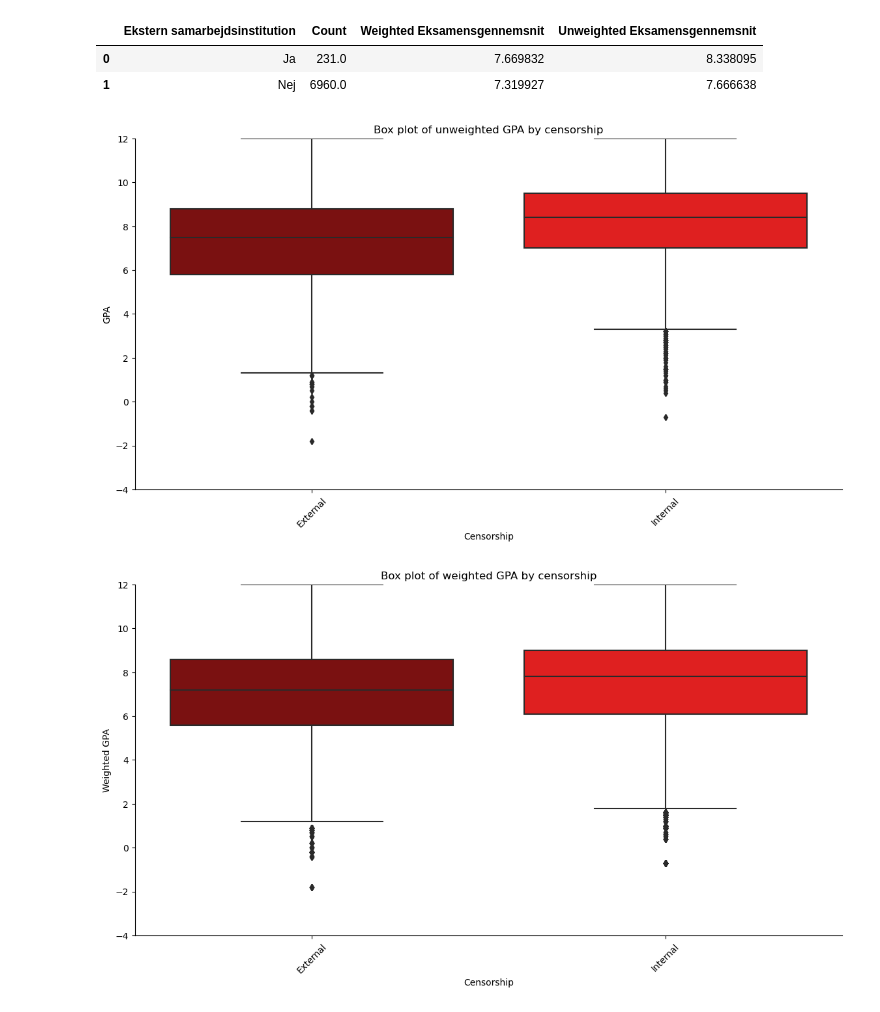
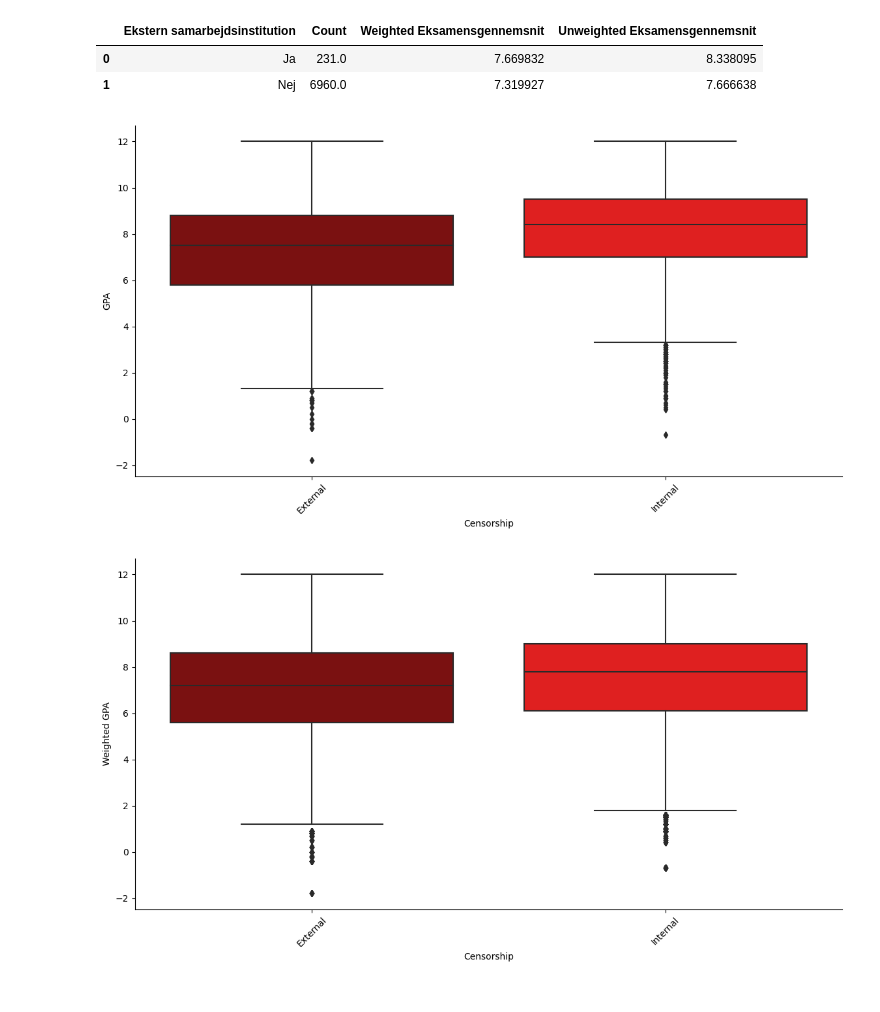
Before and after one commit to fmb622/isds2024exam, a Jupyter notebook: plots.ipynb, the cells around one changed output. Drawn from its saved outputs; the diff is of its cells as text; code cells hidden in the pictures.

```diff
--- a/plots.ipynb
+++ b/plots.ipynb
@@ -205,41 +194,38 @@ df['Eksamensgennemsnit'] = pd.to_numeric(df['Eksamensgennemsnit'], errors='coerc
 # Create a weighted version of 'Eksamensgennemsnit' and expand the dataset
 weighted_data = df.loc[df.index.repeat(df['Fremmødte'])].copy()
 weighted_data['Weighted Eksamensgennemsnit'] = weighted_data['Eksamensgennemsnit']
 
 # Rename 'Ekstern' to 'External' and 'Intern' to 'Internal'
 weighted_data['Bedømmelsesform'] = weighted_data['Bedømmelsesform'].replace({'Ekstern': 'External', 'Intern': 'Internal'})
 df['Bedømmelsesform'] = df['Bedømmelsesform'].replace({'Ekstern': 'External', 'Intern': 'Internal'})
 
 # Define the color palette for the box plots
 box_color = {'External': 'darkred', 'Internal': 'red'}
 
-
 # --- Plot Unweighted Box Plot ---
 plt.figure(figsize=(14, 7))
 sns.boxplot( x='Bedømmelsesform', y='Eksamensgennemsnit', data=df, palette=box_color)
-plt.title('Box plot of unweighted GPA by censorship')
 plt.xlabel('Censorship')
 plt.ylabel('GPA')
 plt.xticks(rotation=45)  # Rotate x labels for better readability
 plt.gca().spines['top'].set_visible(False)
 plt.gca().spines['right'].set_visible(False)
-plt.savefig('figure3-unweight.png')
+plt.savefig('figure3-unweight.png', bbox_inches='tight', dpi=200)
 plt.show()
 
 # --- Plot Weighted Box Plot ---
 plt.figure(figsize=(14, 7))
-sns.boxplot(x='Bedømmelsesform', y='Weighted Eksamensgennemsnit', data=weighted_data, palette=custom_palette)
-plt.title('Box plot of weighted GPA by censorship')
+sns.boxplot(x='Bedømmelsesform', y='Weighted Eksamensgennemsnit', data=weighted_data, palette=box_color)
 plt.xlabel('Censorship')
 plt.ylabel('Weighted GPA')
 plt.xticks(rotation=45)  # Rotate x labels for better readability
 plt.gca().spines['top'].set_visible(False)
 plt.gca().spines['right'].set_visible(False)
-plt.savefig('figure3-weight.png')
+plt.savefig('figure3-weight.png', bbox_inches='tight', dpi=200)
 plt.show()
 # %% [output]
-[figure, old version]
+[figure, new version]
-[figure, old version]
+[figure, new version]
 # %%
 # Ensure necessary columns are numeric
 df['Fremmødte'] = pd.to_numeric(df['Fremmødte'], errors='coerce')
```
Also changed, not shown: parts of 5 cells of this notebook, 7 other files.
